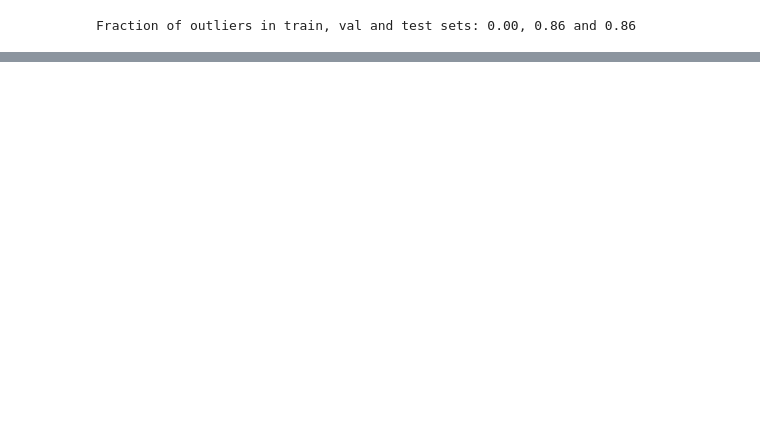
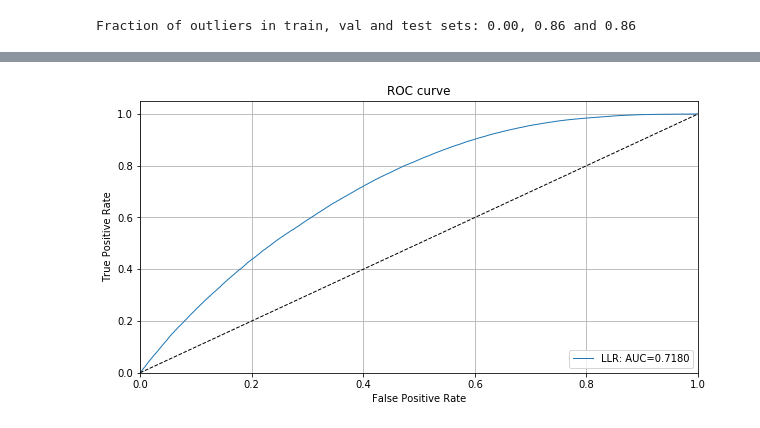
Before and after one commit to SeldonIO/alibi-detect, a Jupyter notebook: examples/od_llr_genome.ipynb, the cells around one changed output, grey strips where cells are left out. Cells and saved outputs as stored; diff of their text form; code cells hidden in the pictures; blank space fills up the shorter version.

```diff
--- a/examples/od_llr_genome.ipynb
+++ b/examples/od_llr_genome.ipynb
@@ -128,0 +160,6 @@ else:  # define model, initialize, train and save outlier detector
+# %%
+llr = np.concatenate([llr_in, llr_ood])
+roc_data = {'LLR': {'scores': -llr, 'labels': y_test_sample}}
+plot_roc(roc_data)
+# %% [output]
+[figure, added]
```
Also changed, not shown: parts of 31 cells of this notebook, 1 other file.
